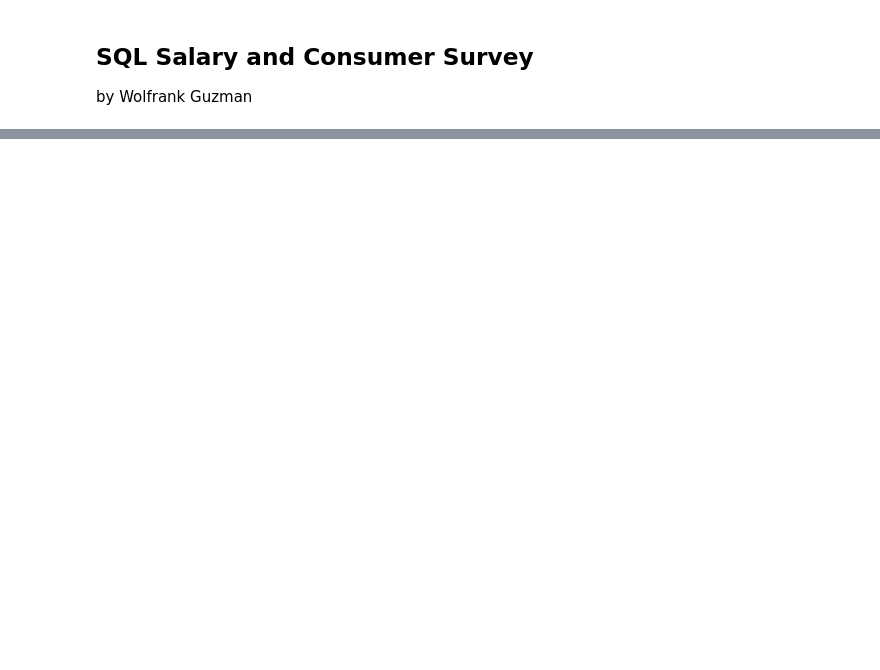
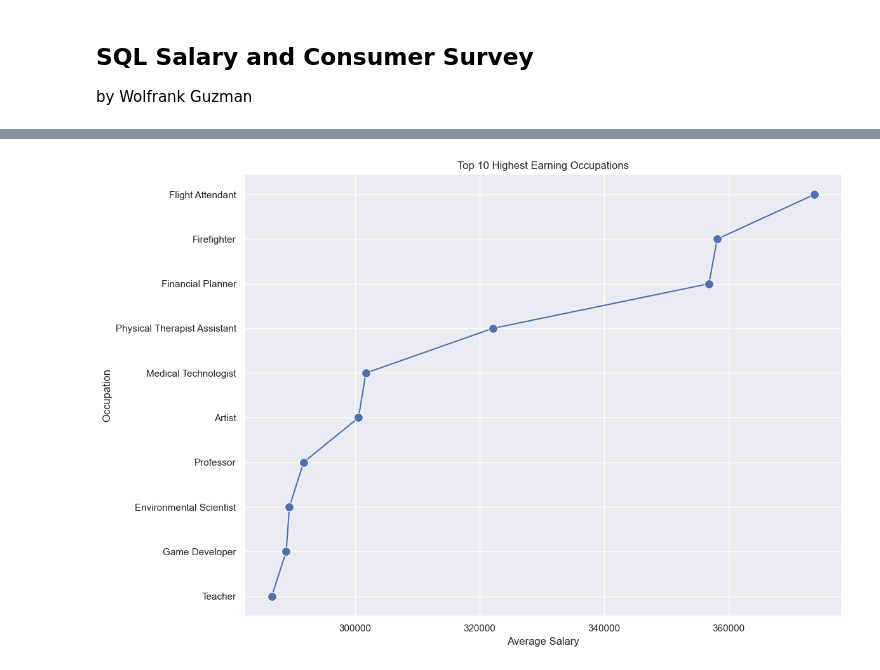
Before and after one commit to guzmanwolfrank/Data, a Jupyter notebook: SQLSalaryData/RandomData.ipynb, the cells around one changed output, grey strips where cells are left out. Cells and saved outputs as stored; diff of their text form; code cells hidden in the pictures; blank space fills up the shorter version.

```diff
--- a/SQLSalaryData/RandomData.ipynb
+++ b/SQLSalaryData/RandomData.ipynb
@@ -249,0 +250,24 @@ plt.show()
+# %%
+# Execute the SQL query to select the top 10 highest earning occupations
+cursor.execute("SELECT Occupation, AVG(Salary) AS AvgSalary FROM data GROUP BY Occupation ORDER BY AvgSalary DESC LIMIT 10")
+results = cursor.fetchall()
+
+# Convert the query results into a DataFrame
+df = pd.DataFrame(results, columns=['Occupation', 'Average Salary'])
+
+
+
+# Create a Seaborn line chart to visualize the salaries of the top 10 highest earning occupations
+plt.figure(figsize=(12, 8))
+sns.set(style="darkgrid")
+sns.lineplot(x='Average Salary', y='Occupation', data=df, marker='o', markersize=10, color='b')
+plt.title('Top 10 Highest Earning Occupations')
+plt.xlabel('Average Salary')
+plt.ylabel('Occupation')
+plt.xticks(rotation=0)  # Rotate x-axis labels for better readability
+plt.tight_layout()
+
+# Show the plot
+plt.show()
+# %% [output]
+[figure, added]
```
Also changed, not shown: parts of 12 cells of this notebook.
